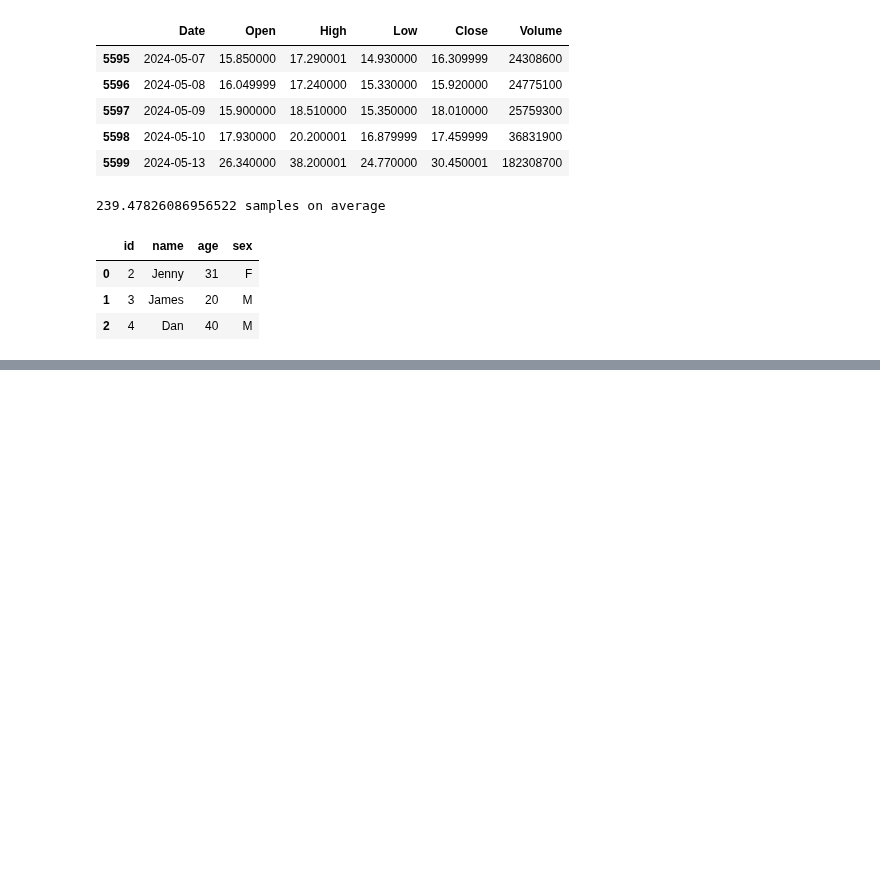
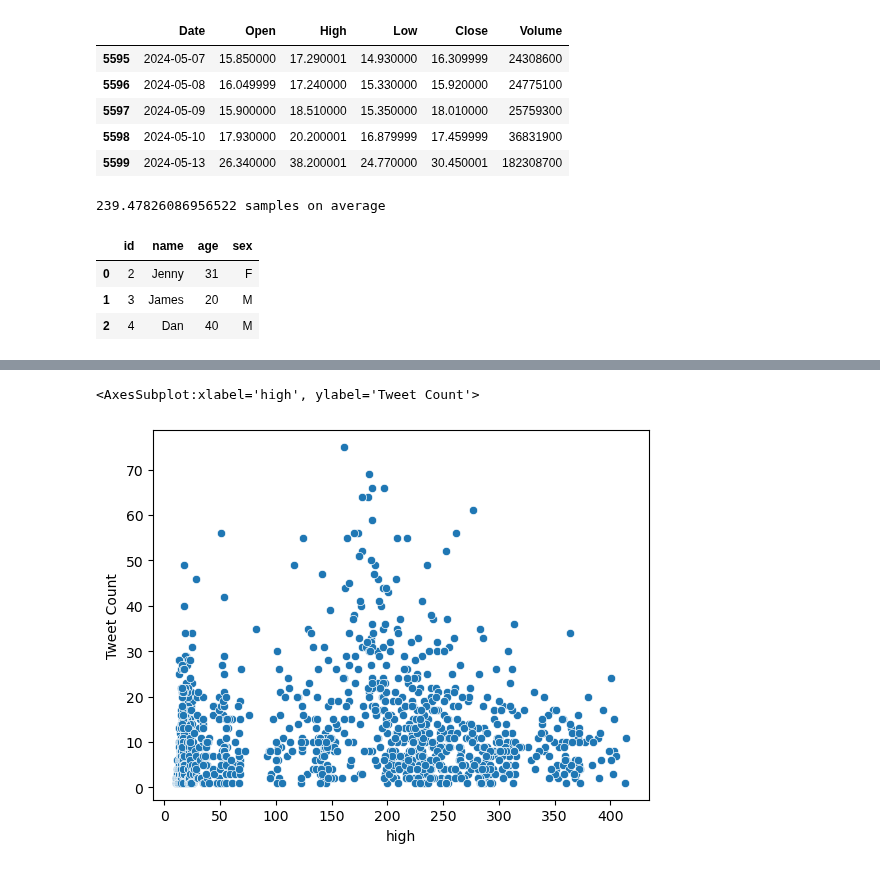
Before and after one commit to ReverseRasterization/AI, a Jupyter notebook: Semester 1/Stocks/Stocks.ipynb, the cells around one changed output, grey strips where cells are left out. Drawn from its saved outputs; the diff is of its cells as text; code cells hidden in the pictures; blank space fills up the shorter version.

```diff
--- a/Semester 1/Stocks/Stocks.ipynb
+++ b/Semester 1/Stocks/Stocks.ipynb
@@ -138,3 +138,10 @@ merged_df
 | 0 | 2 | Jenny | 31 | F |
 | 1 | 3 | James | 20 | M |
 | 2 | 4 | Dan | 40 | M |
+# %%
+tsla = pd.read_json("tsla.json")
+musk = pd.read_json("musk.json")
+# %%
+
+tsla['Date'] = tsla['date']
+tsla.head()
@@ -140,0 +165,3 @@ merged_df
+# %%
+merged_df = pd.merge(tsla, musk, on='Date', how="inner")
+merged_df.head()
@@ -140,0 +176,5 @@ merged_df
+# %%
+sb.scatterplot(data = merged_df, x='high', y='Tweet Count')
+# %% [output]
+<AxesSubplot:xlabel='high', ylabel='Tweet Count'>
+[figure, added]
```
Also changed, not shown: parts of 3 cells of this notebook, 1 other file.
